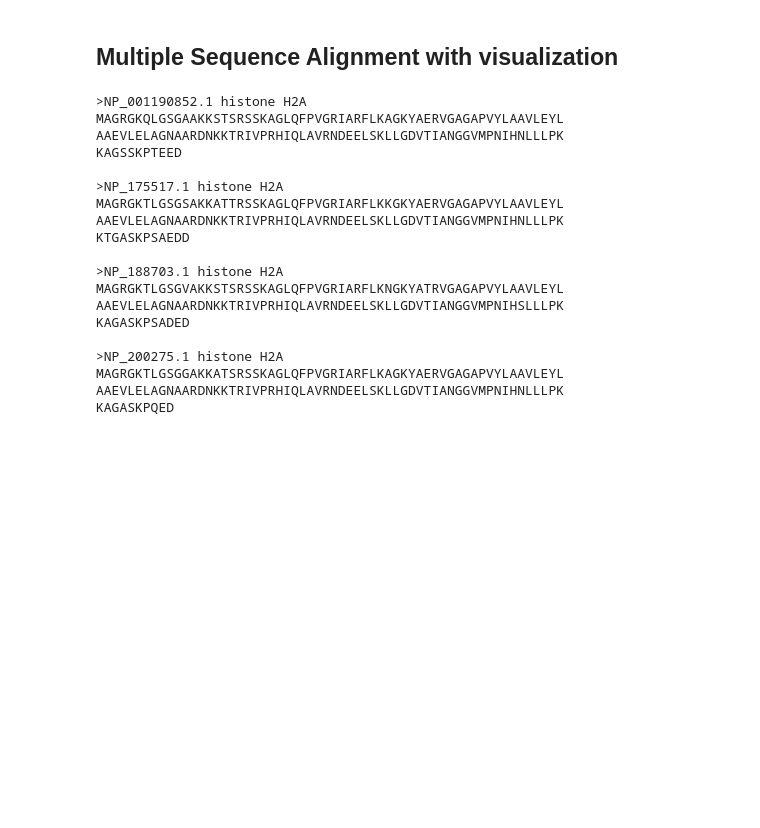
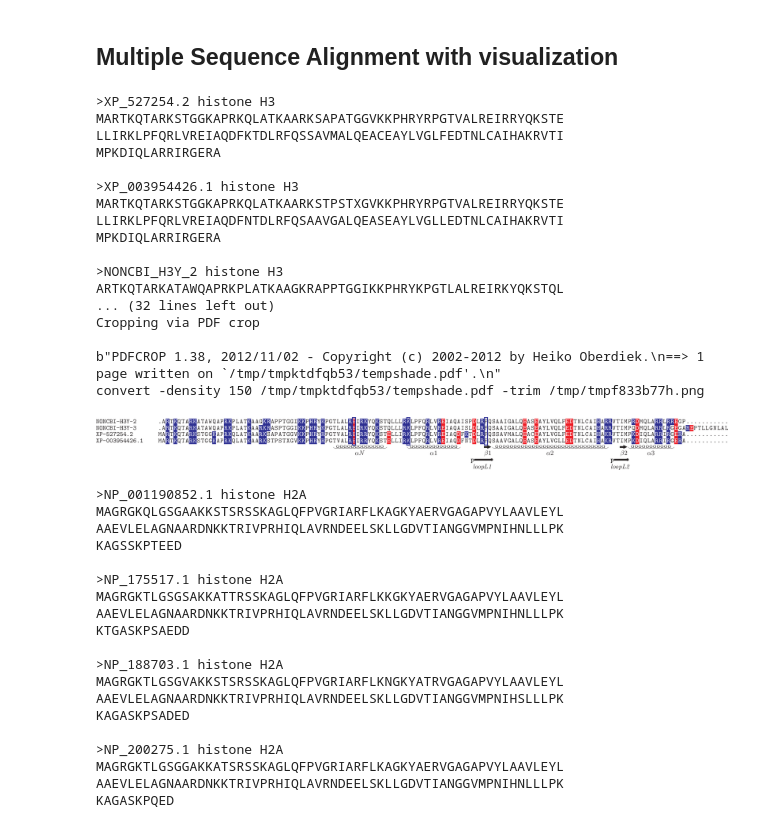
Before and after one commit to v-kulikov1/histonedb_Vladimir, a Jupyter notebook: CURATED_SET/curated_service.ipynb, the cells around one changed output. Drawn from its saved outputs; the diff is of its cells as text; code cells hidden in the pictures; blank space fills up the shorter version.

Commit message:
added method with updating phylum and class data; added methoda show_aln and show_aln_by_feature

```diff
--- a/CURATED_SET/curated_service.ipynb
+++ b/CURATED_SET/curated_service.ipynb
@@ -30,5 +30,26 @@ curated_set.data.tail()
 # %% [markdown]
 ## Multiple Sequence Alignment with visualization
+# %%
+curated_set.show_aln_by_features(hist_type='H3', organism='Pan troglodytes', phylum='Chordata')
+# %% [output]
+>XP_527254.2 histone H3
+MARTKQTARKSTGGKAPRKQLATKAARKSAPATGGVKKPHRYRPGTVALREIRRYQKSTE
+LLIRKLPFQRLVREIAQDFKTDLRFQSSAVMALQEACEAYLVGLFEDTNLCAIHAKRVTI
+MPKDIQLARRIRGERA
+
+>XP_003954426.1 histone H3
+MARTKQTARKSTGGKAPRKQLATKAARKSTPSTXGVKKPHRYRPGTVALREIRRYQKSTE
+LLIRKLPFQRLVREIAQDFNTDLRFQSAAVGALQEASEAYLVGLLEDTNLCAIHAKRVTI
+MPKDIQLARRIRGERA
+
+>NONCBI_H3Y_2 histone H3
+ARTKQTARKATAWQAPRKPLATKAAGKRAPPTGGIKKPHRYKPGTLALREIRKYQKSTQL
+... (32 lines left out)
+Cropping via PDF crop
+
+b"PDFCROP 1.38, 2012/11/02 - Copyright (c) 2002-2012 by Heiko Oberdiek.\n==> 1 page written on `/tmp/tmpktdfqb53/tempshade.pdf'.\n"
+convert -density 150 /tmp/tmpktdfqb53/tempshade.pdf -trim /tmp/tmpf833b77h.png
+[figure, added]
 # %%
 from Bio.Align.AlignInfo import SummaryInfo
 # %%
```
Also changed, not shown: parts of 2 cells of this notebook, 3 other files.
